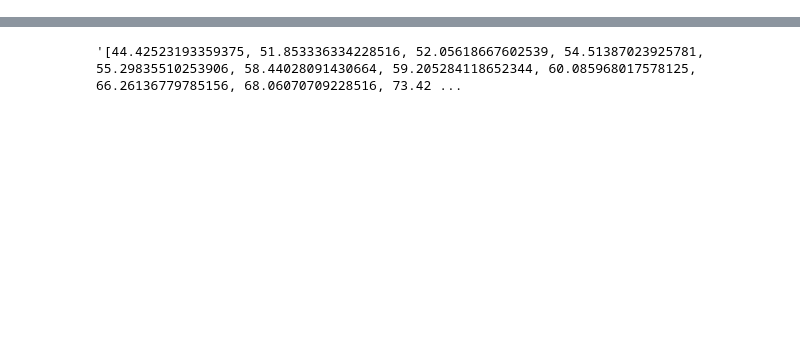
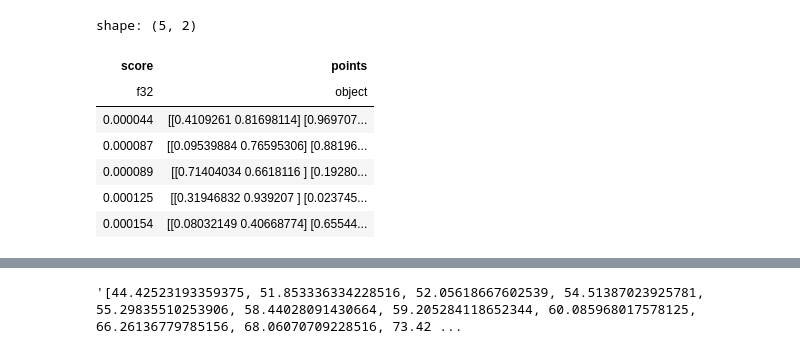
Before and after one commit to mrosseel/asterisms-py, a Jupyter notebook: metrics_testing.ipynb, the cells around one changed output, grey strips where cells are left out. Drawn from its saved outputs; the diff is of its cells as text; code cells hidden in the pictures; blank space fills up the shorter version.

```diff
--- a/metrics_testing.ipynb
+++ b/metrics_testing.ipynb
@@ -338,5 +328,14 @@ shape: (5, 7)
 # %%
-resultdf.sort("column_0").head()
+resultdf.sort("score").head()
+# %% [output]
+shape: (5, 2)
+| score | points |
+| f32 | object |
+| 0.000044 | [[0.4109261 0.81698114] [0.969707... |
+| 0.000087 | [[0.09539884 0.76595306] [0.88196... |
+| 0.000089 | [[0.71404034 0.6618116 ] [0.19280... |
+| 0.000125 | [[0.31946832 0.939207 ] [0.023745... |
+| 0.000154 | [[0.08032149 0.40668774] [0.65544... |
 # %%
 import matplotlib.pyplot as plt
 import torch
```
Also changed, not shown: parts of 3 cells of this notebook, 5 other files.
